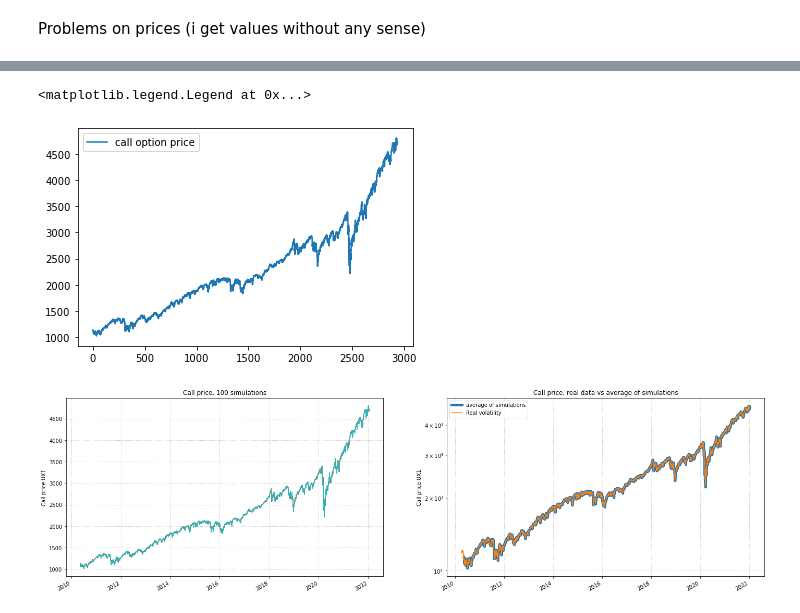
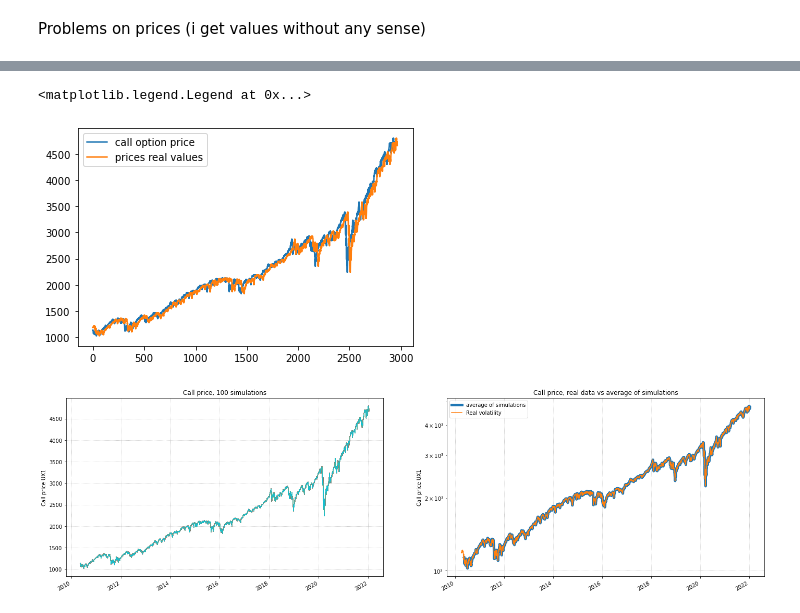
Before and after one commit to aidinattar/Volatility-carry-trading-strategy, a Jupyter notebook: Project.ipynb, the cells around one changed output, grey strips where cells are left out. Saved outputs shown, nothing was run; the diff lists cells and outputs as text; code cells hidden in the pictures.

```diff
--- a/Project.ipynb
+++ b/Project.ipynb
@@ -142,9 +192,9 @@ def heston_pde_euler( S_0,   T,     r,     k,  theta,
 
     return prices, volatility
 # %%
-def heston_pde_milstein(S_0,   T,     r,     k,  theta,
-                        v_0, rho, sigma, steps, Npaths):
-    dt         = T / steps
+def heston_pde_milstein( S_0,   T,     r,     k,  theta,
+                         v_0, rho, sigma, steps, Npaths ):
+    dt         = T / steps / 1000
     size       = ( Npaths, steps )
     prices     = np.zeros(         size )
     volatility = np.zeros(         size )
@@ -153,8 +203,9 @@ def heston_pde_milstein(S_0,   T,     r,     k,  theta,
     for t in range( steps ):
         WT  = np.sqrt( dt ) * np.random.multivariate_normal( np.array( [0,  0] ), np.array( [[1, rho], [rho, 1]] ), size=Npaths )
 
-        S_t = S_t +              r * S_t                   * dt + S_t   * np.sqrt( v_t ) * WT[:, 0] + .25 *   S_t**2 * ( WT[:,0]**2 - dt )
+        #S_t = S_t +              r * S_t                   * dt + S_t   * np.sqrt( v_t ) * WT[:, 0] + .25 *   S_t**2 * ( WT[:,0]**2 - dt )
         #S_t = S_t * np.exp( (    r - 0.5           * v_t ) * dt +         np.sqrt( v_t ) * WT[:, 0] )
+        S_t =       np.log( S_t ) + ( r - 0.5  * v_t ) * dt + np.sqrt( v_t ) * WT[:, 0]
         v_t =       np.abs(    v_t +   k * ( theta - v_t ) * dt + sigma * np.sqrt( v_t ) * WT[:, 1] + .25 * sigma**2 * ( WT[:,1]**2 - dt ) )
 
         prices[    :, t] = S_t
@@ -192,7 +247,7 @@ for i in range(n,UX1.index.size):
     Vt1             = UX1.PX_LAST.iloc[    i-n:i].values**2
     Vt2             = UX2.PX_LAST.iloc[    i-n:i].values**2
     S               = SPX_price.Close.iloc[i-n:i].values
-    rt              = r[i]
+    rt              = r[i-1]
 
     S0              = S[  -1]
     V10             = Vt1[-1]
@@ -228,7 +283,6 @@ for i in range(n,UX1.index.size):
     p2, v2          = heston_pde_milstein( S0, T, rt, k2, theta2, V20, rho, sigma2, steps, Npaths )
 
 
-
     vol1[   i-n,:] = v1[:].ravel( )
     vol2[   i-n,:] = v2[:].ravel( )
     prices1[i-n,:] = p1[:].ravel( )
@@ -304,0 +400,21 @@ plt.show()
+# %%
+fig, ax = plt.subplots( ncols=2, figsize=( 24, 7 ) )
+
+#ax[0].plot(UX1.index, UX1.PX_LAST, lw=2, label='Real volatility')
+for k in range( Npaths ):
+    col = 'sim_2_' + str(k)
+    ax[0].plot( SPX_price.index, SPX_price[col], label='', lw=1 )
+ax[0].grid( linestyle='dotted' )
+#ax[0].legend(loc='upper left')
+ax[0].set_title ( 'SPX price (log), ' + str( Npaths ) + ' simulations' )
+ax[0].set_ylabel( 'Price predicted' )
+
+ax[1].plot( SPX_price.index, np.exp(SPX_price['mean_sim2']), label='average of simulations' )
+ax[1].plot( SPX_price.index, SPX_price.Close, label='Real prices')
+ax[1].grid( linestyle='dotted')
+ax[1].legend( loc='upper left')
+ax[1].set_title ( 'SPX price, real data vs average of simulations')
+ax[1].set_ylabel( 'Price predicted')
+
+fig.autofmt_xdate( )
+plt.show()
@@ -305,3 +423,5 @@ plt.show()
 # %%
-UX1['resid'] = UX1['mean_sim'] - UX1['PX_LAST']
-UX2['resid'] = UX2['mean_sim'] - UX2['PX_LAST']
+UX1[      'resid' ] =               UX1['mean_sim']    - UX1[      'PX_LAST']
+UX2[      'resid' ] =               UX2['mean_sim']    - UX2[      'PX_LAST']
+SPX_price['resid1'] = np.exp( SPX_price['mean_sim1'] ) - SPX_price['Close']
+SPX_price['resid2'] = np.exp( SPX_price['mean_sim2'] ) - SPX_price['Close']
@@ -580,10 +913,10 @@ for i in range(n,UX1.index.size):
 # %%
 plt.plot(call_prices[:,2], label='call option price')
-#plt.plot(SPX_price.Close.values, label='prices real values')
+plt.plot(SPX_price.Close.values, label='prices real values')
 plt.legend()
 # %% [output]
 <matplotlib.legend.Legend at 0x...>
-[figure, old version]
+[figure, new version]
 # %%
 call_prices = np.insert( call_prices, 0, np.full( ( n, Npaths ), np.nan ), axis=0 )
 
```
Also changed, not shown: parts of 28 cells of this notebook, 1 other file.
